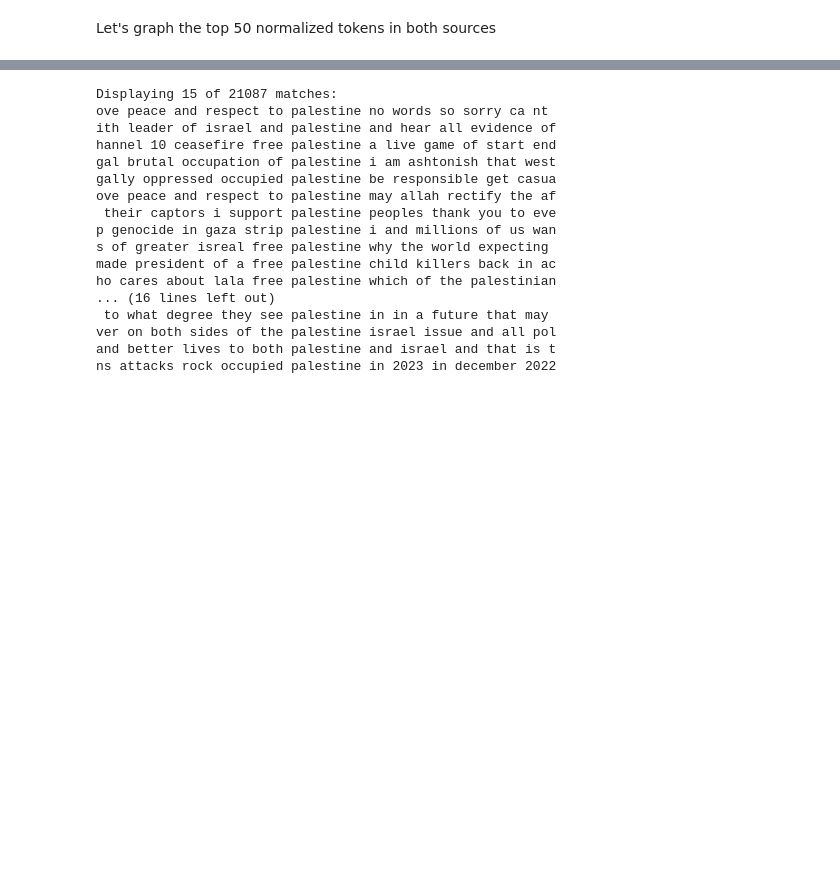
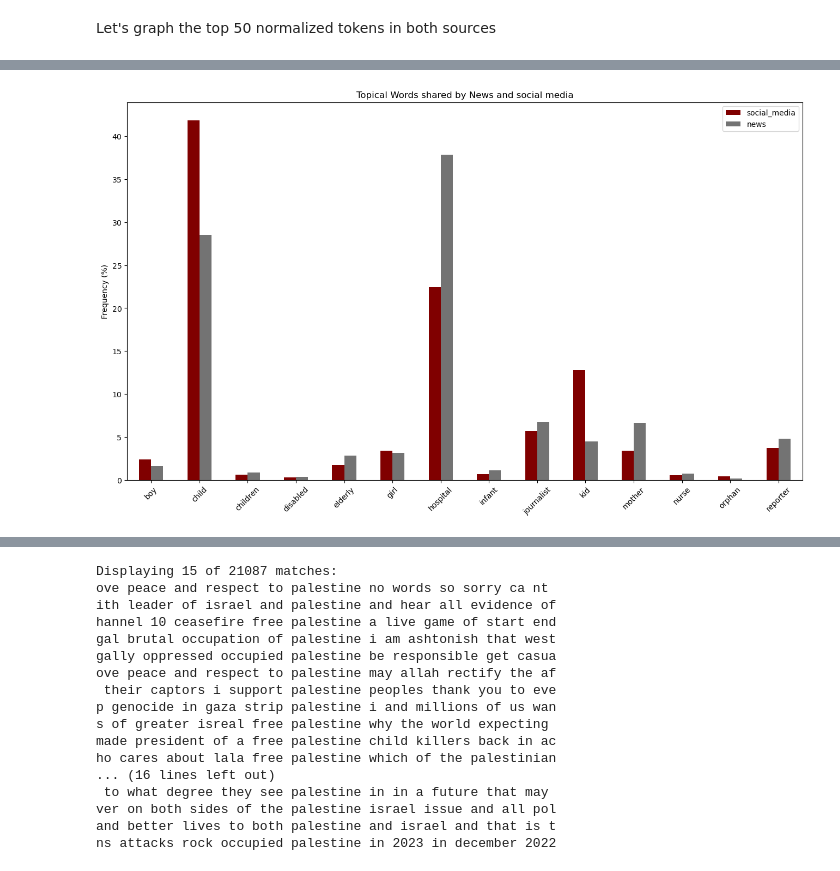
Before and after one commit to macs30122-winter24/final-project-chattbd, a Jupyter notebook: cleaning_yt_ethan.ipynb, the cells around one changed output, grey strips where cells are left out. Drawn from its saved outputs; the diff is of its cells as text; code cells hidden in the pictures; blank space fills up the shorter version.

```diff
--- a/cleaning_yt_ethan.ipynb
+++ b/cleaning_yt_ethan.ipynb
@@ -554,0 +561,9 @@ all_news_norm_non = all_news_norm[~all_news_norm.apply(lambda x: x in stop_words
+# %%
+# here are our topical words
+topical_words = ['journalist', 'children', 'boy', 'girl', 'hospital', 'kid',
+                 'reporter', 'nurse', 'child', 'infant', 'disabled', 'elderly',
+                 'orphan', 'mother']
+
+# find the topical words in the social media and news data
+sm_topical= all_sm_norm_non[all_sm_norm_non.isin(topical_words)]
+news_topical = all_news_norm_non[all_news_norm_non.isin(topical_words)]
@@ -617,0 +649,28 @@ plot_freqs({"Social Media":all_sm_norm_non, "News":all_news_norm_non}, 50)
+# %%
+sm_topical_word_freq = FreqDist(sm_topical.explode())
+news_topical_word_freq = FreqDist(news_topical.explode())
+
+# get the top most common words
+sm_top_n = pd.DataFrame(sm_topical_word_freq.most_common(75), columns=["word","freq"])
+news_top_n = pd.DataFrame(news_topical_word_freq.most_common(75),
+                          columns=["word","freq"])
+
+sm_top_n["percent"] = (sm_top_n['freq'] / sm_top_n['freq'].sum()) * 100
+news_top_n["percent"] = (news_top_n['freq'] / news_top_n['freq'].sum()) * 100
+
+# merge the social media and news counts into one df and get the percentages
+all_top_n = pd.merge(sm_top_n.groupby('word').sum(),
+                     news_top_n.groupby('word').sum(),
+                     on='word').drop(columns=['freq_x', 'freq_y'],
+                                     axis=1).reset_index()
+
+all_top_n = all_top_n.rename(columns={'percent_x': 'social_media',
+                                      "percent_y": "news"})
+# %%
+ax = all_top_n.plot(kind='bar', x='word', figsize=(16, 9), color=colors[0::3],
+                    title="Topical Words shared by News and social media", rot=45)
+ax.set_xlabel("")
+ax.set_ylabel('Frequency (%)')
+plt.show()
+# %% [output]
+[figure, added]
```
Also changed, not shown: parts of 28 cells of this notebook, 1 other file.
